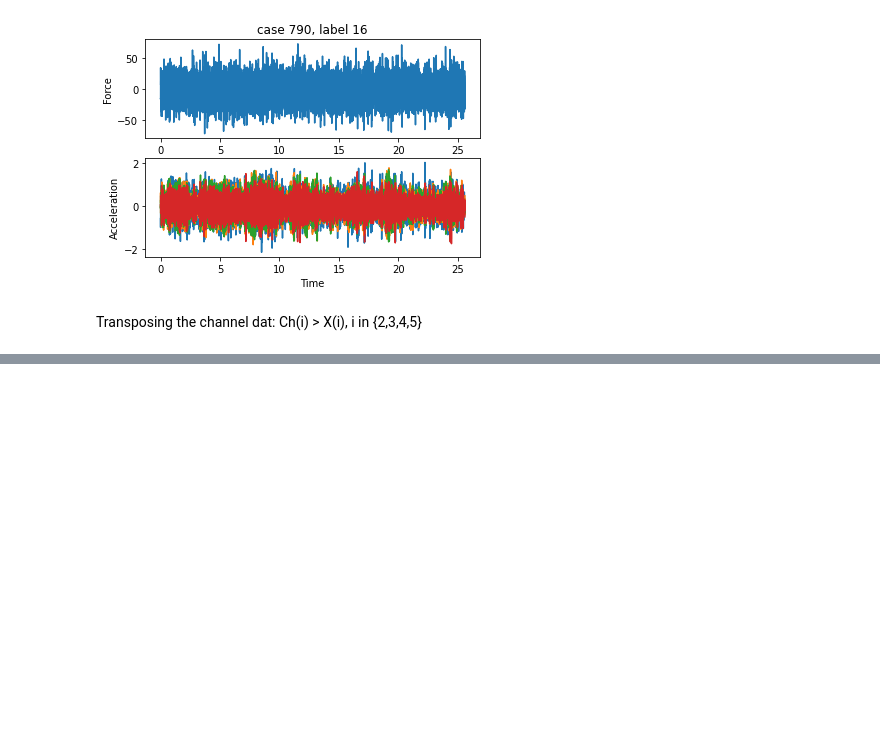
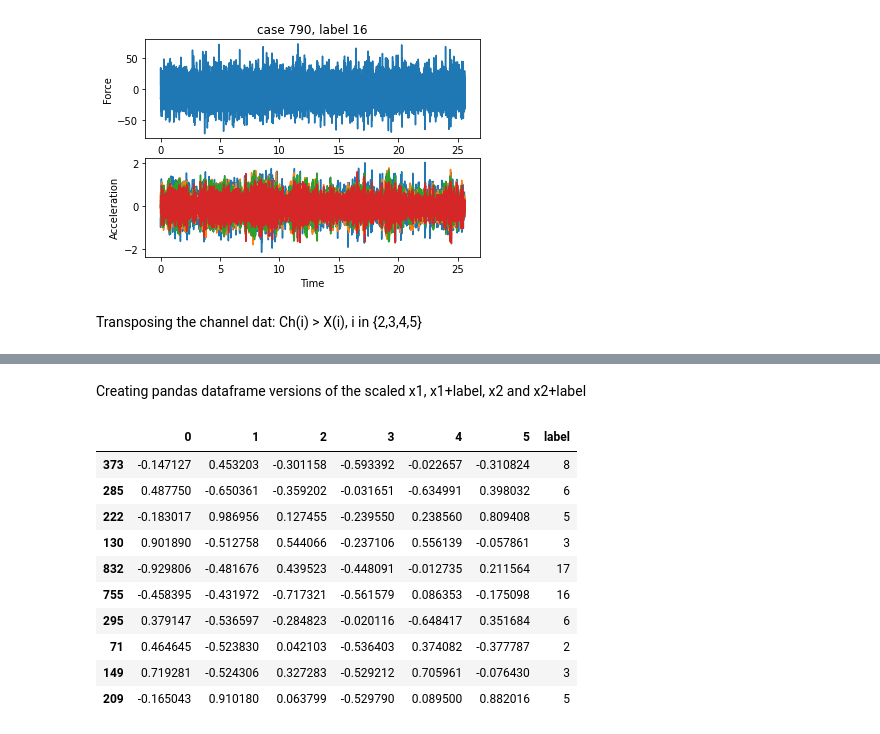
Before and after one commit to felipecostapereira/Task_02_PCA_LinearModels, a Jupyter notebook: task02.ipynb, the cells around one changed output, grey strips where cells are left out. Cells and saved outputs as stored; diff of their text form; code cells hidden in the pictures; blank space fills up the shorter version.

```diff
--- a/task02.ipynb
+++ b/task02.ipynb
@@ -133,0 +147,24 @@ sns.heatmap(df2)
+# %% [markdown]
+Creating pandas dataframe versions of the scaled x1, x1+label, x2 and x2+label
+# %%
+dfx1 = pd.DataFrame(X1_scaled)
+dfx1_label = dfx1.copy()
+dfx1_label['label'] = y
+
+dfx2 = pd.DataFrame(X2_scaled)
+dfx2_label = dfx2.copy()
+dfx2_label['label'] = y
+
+dfx2_label.sample(10)
+# %% [output]
+|  | 0 | 1 | 2 | 3 | 4 | 5 | label |
+| 373 | -0.147127 | 0.453203 | -0.301158 | -0.593392 | -0.022657 | -0.310824 | 8 |
+| 285 | 0.487750 | -0.650361 | -0.359202 | -0.031651 | -0.634991 | 0.398032 | 6 |
+| 222 | -0.183017 | 0.986956 | 0.127455 | -0.239550 | 0.238560 | 0.809408 | 5 |
+| 130 | 0.901890 | -0.512758 | 0.544066 | -0.237106 | 0.556139 | -0.057861 | 3 |
+| 832 | -0.929806 | -0.481676 | 0.439523 | -0.448091 | -0.012735 | 0.211564 | 17 |
+| 755 | -0.458395 | -0.431972 | -0.717321 | -0.561579 | 0.086353 | -0.175098 | 16 |
+| 295 | 0.379147 | -0.536597 | -0.284823 | -0.020116 | -0.648417 | 0.351684 | 6 |
+| 71 | 0.464645 | -0.523830 | 0.042103 | -0.536403 | 0.374082 | -0.377787 | 2 |
+| 149 | 0.719281 | -0.524306 | 0.327283 | -0.529212 | 0.705961 | -0.076430 | 3 |
+| 209 | -0.165043 | 0.910180 | 0.063799 | -0.529790 | 0.089500 | 0.882016 | 5 |
```
Also changed, not shown: parts of 19 cells of this notebook.
